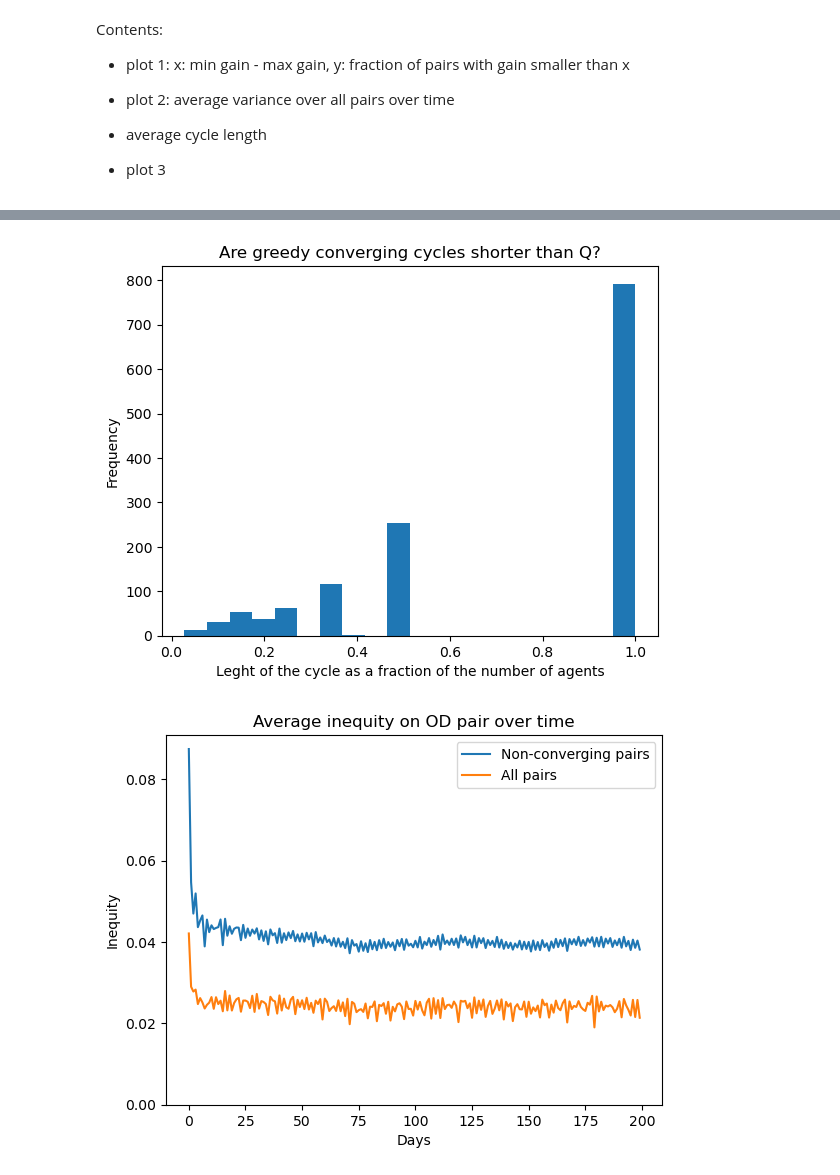
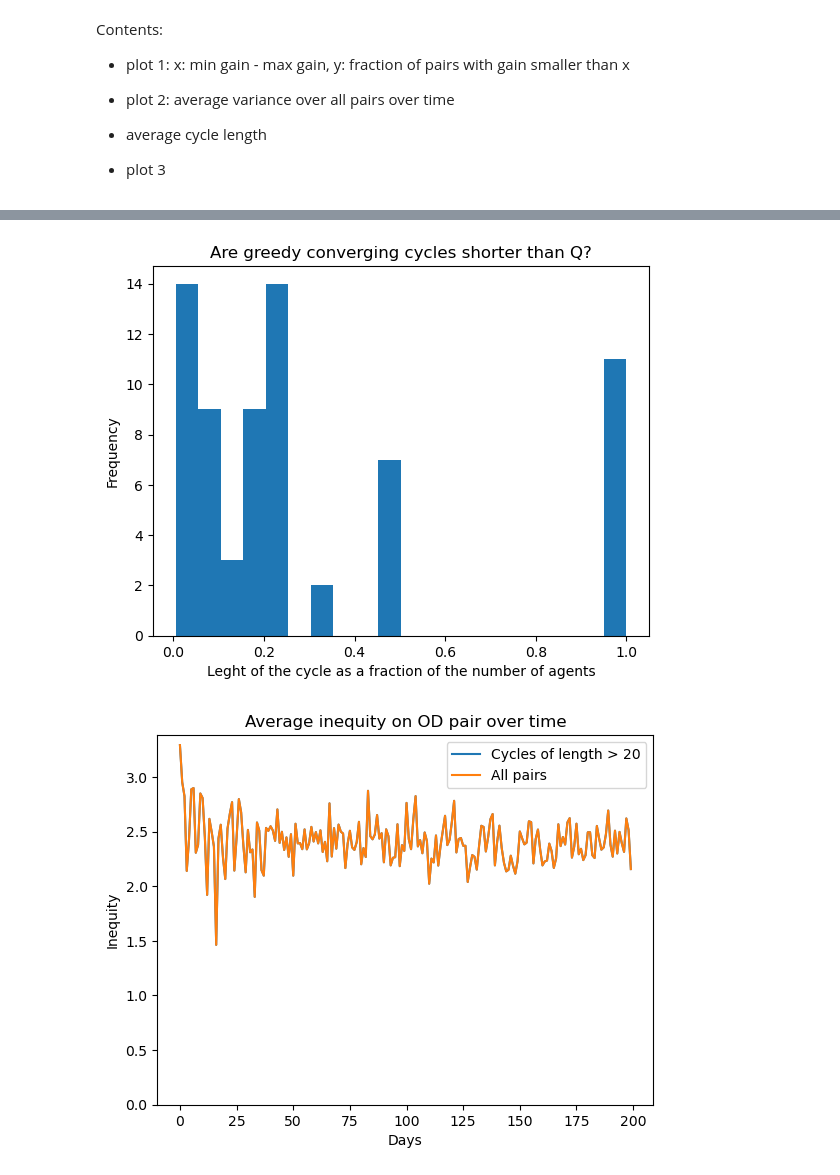
Before and after one commit to COeXISTENCE-PROJECT/Wardropian_cycles, a Jupyter notebook: Greedy_algorithm/plots_numerical_results.ipynb, the cells around one changed output, grey strips where cells are left out. Saved outputs shown, nothing was run; the diff lists cells and outputs as text; code cells hidden in the pictures.

```diff
--- a/Greedy_algorithm/plots_numerical_results.ipynb
+++ b/Greedy_algorithm/plots_numerical_results.ipynb
@@ -19,8 +19,8 @@ import numpy as np
 import pandas as pd
 import re
 # %%
-sym_file = "algorithm_results/BarcelonaFair2.out"
-analytical_file = "algorithm_results/BarcelonaAnalytical.out"
+sym_file = "so_sioux.out"
+analytical_file = "xD.out"
 with open(sym_file) as f:
     global data
 
@@ -326,23 +370,25 @@ plt.show()
 df2["ratio"] = df2["convergence"] / df2["agents"]
 df2 = df2.sort_values(by="ratio")
 # %% [output]
-[figure, old version]
+[figure, new version]
 # %%
 # plot average inequity for non-converging cycles with tolerance
 avg_inequity = np.mean(df3['inequity'].to_list(), axis=0)
 avg_inequity_all = np.mean(df['inequity'].to_list(), axis=0)
-
+df4 = df[df["analytical"] > 20]
+avg_inequity_analytical = np.mean(df4['inequity'].to_list(), axis=0)
 plt.figure()
-plt.plot(avg_inequity)
+# plt.plot(avg_inequity)
+plt.plot(avg_inequity_analytical)
 plt.plot(avg_inequity_all)
 plt.ylim(ymin=0)
 plt.xlabel("Days")
 plt.ylabel("Inequity")
 plt.title("Average inequity on OD pair over time")
-plt.legend(["Non-converging pairs", "All pairs"])
+plt.legend(["Cycles of length > 20", "All pairs"])
 plt.show()
 # %% [output]
-[figure, old version]
+[figure, new version]
 # %%
 # pick 5 random pairs and plot their inequity
 # stop plotting each pair after it reaches minimum inequity
```
Also changed, not shown: parts of 16 cells of this notebook, 1 other file.
